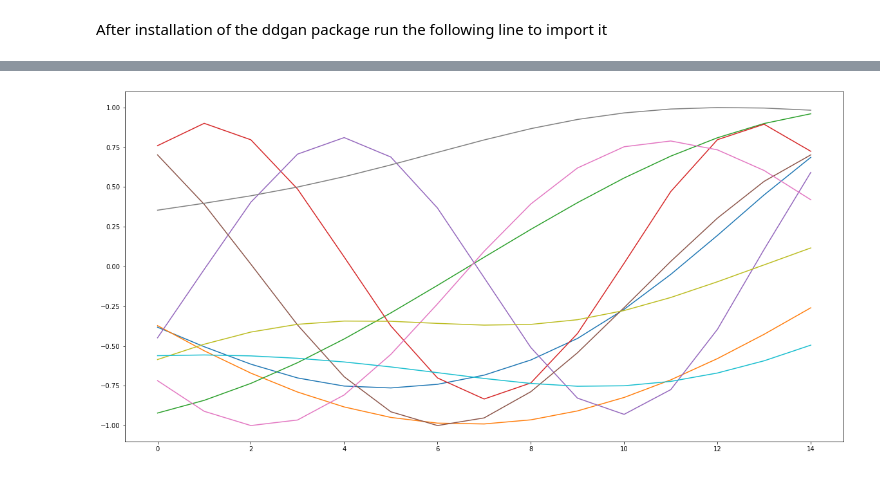
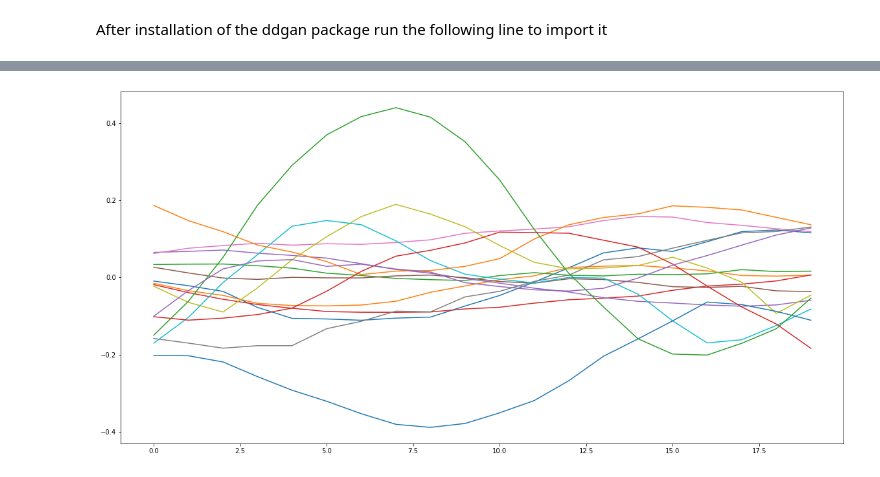
Before and after one commit to JTomasson20/DD-GAN, a Jupyter notebook: examples/usage_example.ipynb, the cells around one changed output, grey strips where cells are left out. Saved outputs shown, nothing was run; the diff lists cells and outputs as text; code cells hidden in the pictures.

```diff
--- a/examples/usage_example.ipynb
+++ b/examples/usage_example.ipynb
@@ -75,0 +69,17 @@ Shape of training data for the GAN (200, 100) float32
+# %%
+def concat_timesteps(X_train, ntimes, step):
+    X_train_concat = []
+    for i in range(len(X_train) - ntimes*step):
+        X_train_concat.append(X_train[i:i+ntimes*step:step])
+    return np.array(X_train_concat)
+# %%
+codings_size = X_train_scaled.shape[1]
+
+ntimes = 20 # Consecutive times for the GAN
+step = 1 # step between times
+
+X_train_concat = concat_timesteps(X_train_scaled, ntimes, step)
+X_train_concat_flatten = X_train_concat.reshape(X_train_concat.shape[0], codings_size*ntimes )
+# %%
+X_train_concat = concat_timesteps(X_train_scaled, ntimes, step)
+X_train_concat_flatten = X_train_concat.reshape(X_train_concat.shape[0], codings_size*ntimes )
@@ -98,15 +135,15 @@ ending training
 # %%
 kwargs_opt = {
-    "start_from" : 100,
-    "nPOD" : nPOD,
-    "nLatent" : gan.ndims,
-    "npredictions" : 10,
+    "start_from" : 600,
+    "nPOD" : 15,
+    "npredictions" : 5,
     "iterations" : 400,
-    "optimizer_epochs" : 500,
-    "gan" : gan
+    "optimizer_epochs" : 1000,
+    "gan" : gan,
+    "ntimes": 20
 }
 
 optimizer = Optimize(**kwargs_opt)
 #flds = optimizer.predict(training_data, scaling=scaling)
-flds = optimizer.predict(training_data, scaling=None)
+flds = optimizer.predict(X_train_concat_flatten, scaling=None)
 # %% [output]
@@ -150,7 +161,6 @@ array([[ 3.82679258e+00,  7.58823422e-01, -1.10432469e+00,
 # %%
 fig, ax = plt.subplots(1,1, figsize=[20,10])
-#ax.plot(csv_data[100:115,:])
-ax.plot(csv_data[0:15,:])
+ax.plot(flds[:20])
 plt.show()
 # %% [output]
-[figure, old version]
+[figure, new version]
```
Also changed, not shown: parts of 43 cells of this notebook, 36 other files.
